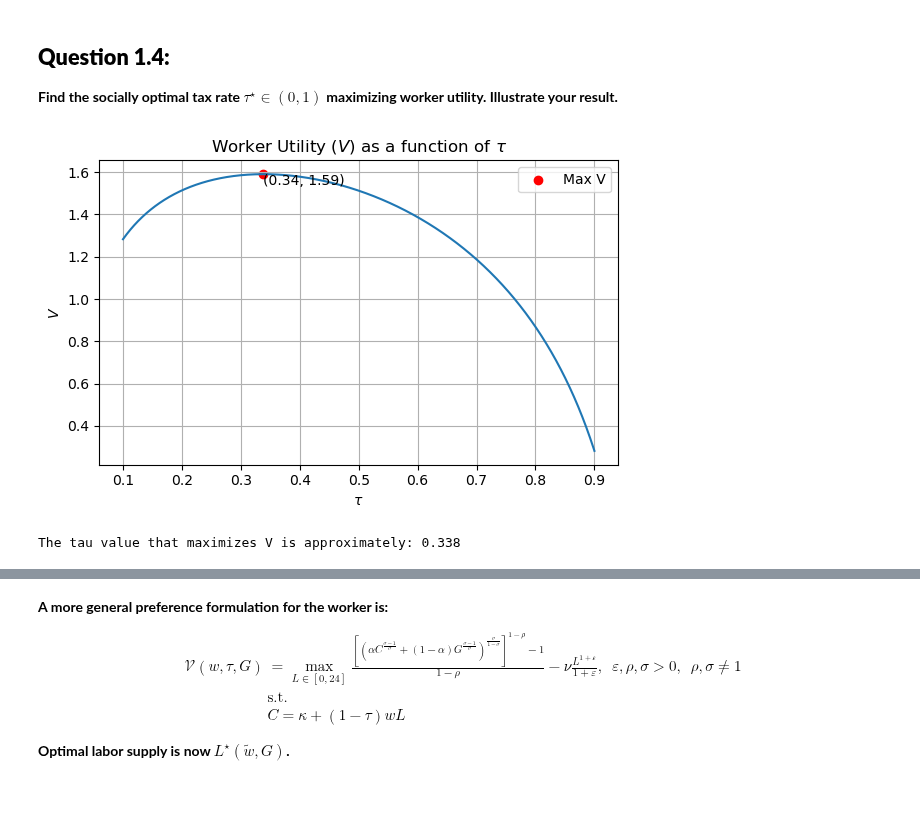
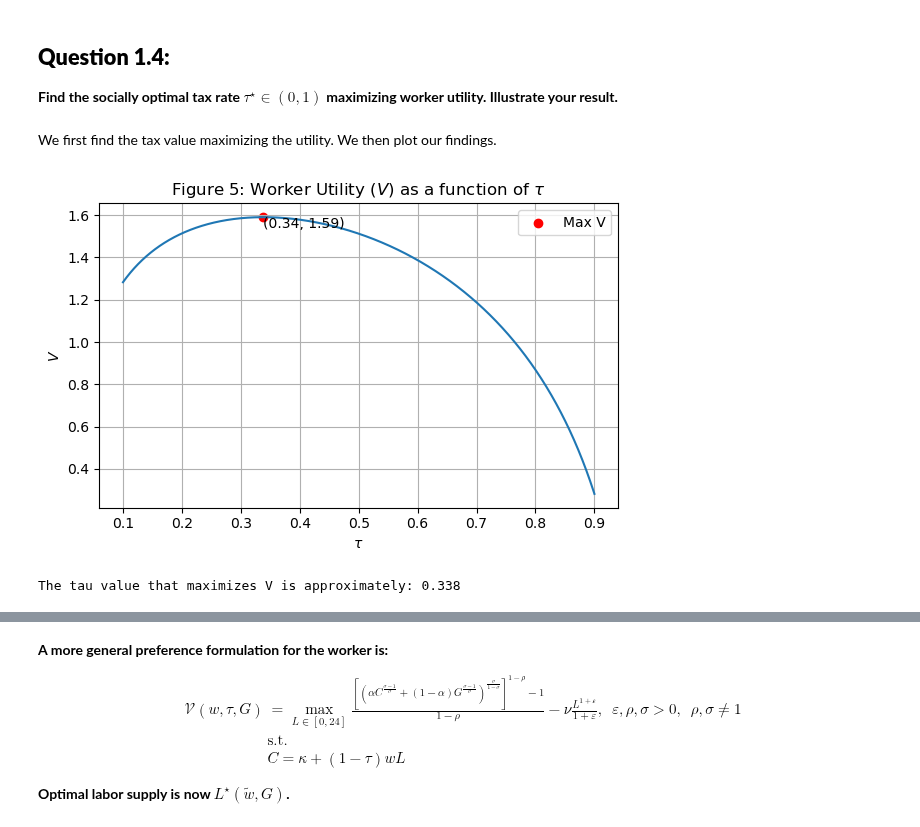
Before and after one commit to NumEconCopenhagen/projects-2023-de-slemme-programmeringsrotter, a Jupyter notebook: examproject/Oliver/Oliver Exam-2023-notebook.ipynb, the cells around one changed output, grey strips where cells are left out. Drawn from its saved outputs; the diff is of its cells as text; code cells hidden in the pictures; blank space fills up the shorter version.

```diff
--- a/examproject/Oliver/Oliver Exam-2023-notebook.ipynb
+++ b/examproject/Oliver/Oliver Exam-2023-notebook.ipynb
@@ -243,30 +263,32 @@ plt.show()
 # %% [markdown]
 ## **Question 1.4:**
 **Find the socially optimal tax rate $\tau^{\star}\in(0,1)$ maximizing worker utility. Illustrate your result.**
+# %% [markdown]
+We first find the tax value maximizing the utility. We then plot our findings.
 # %%
 # Find the index of the tau value that maximizes V
 max_index = np.argmax(V_values)
 max_tau = tau_values[max_index]
 max_V = V_values[max_index]
 
 # Plot the results
 plt.figure(figsize=(6, 4))
 plt.plot(tau_values, V_values)
 plt.scatter(max_tau, max_V, color='red', label='Max V')  # Add red dot at the maximum V point
 plt.xlabel('$\\tau$')
 plt.ylabel('$V$')
-plt.title('Worker Utility ($V$) as a function of $\\tau$')
+plt.title('Figure 5: Worker Utility ($V$) as a function of $\\tau$')
 plt.legend()
 plt.grid(True)
 
 # Add coordinates to the red dot
 plt.text(max_tau, max_V, f'({max_tau:.2f}, {max_V:.2f})', ha='left', va='top')
 
 plt.tight_layout()
 plt.show()
 
 # Print the tau value that maximizes V
 print(f"The tau value that maximizes V is approximately: {max_tau:.3f}")
 # %% [output]
-[figure, old version]
+[figure, new version]
 The tau value that maximizes V is approximately: 0.338
```
Also changed, not shown: parts of 37 cells of this notebook.
